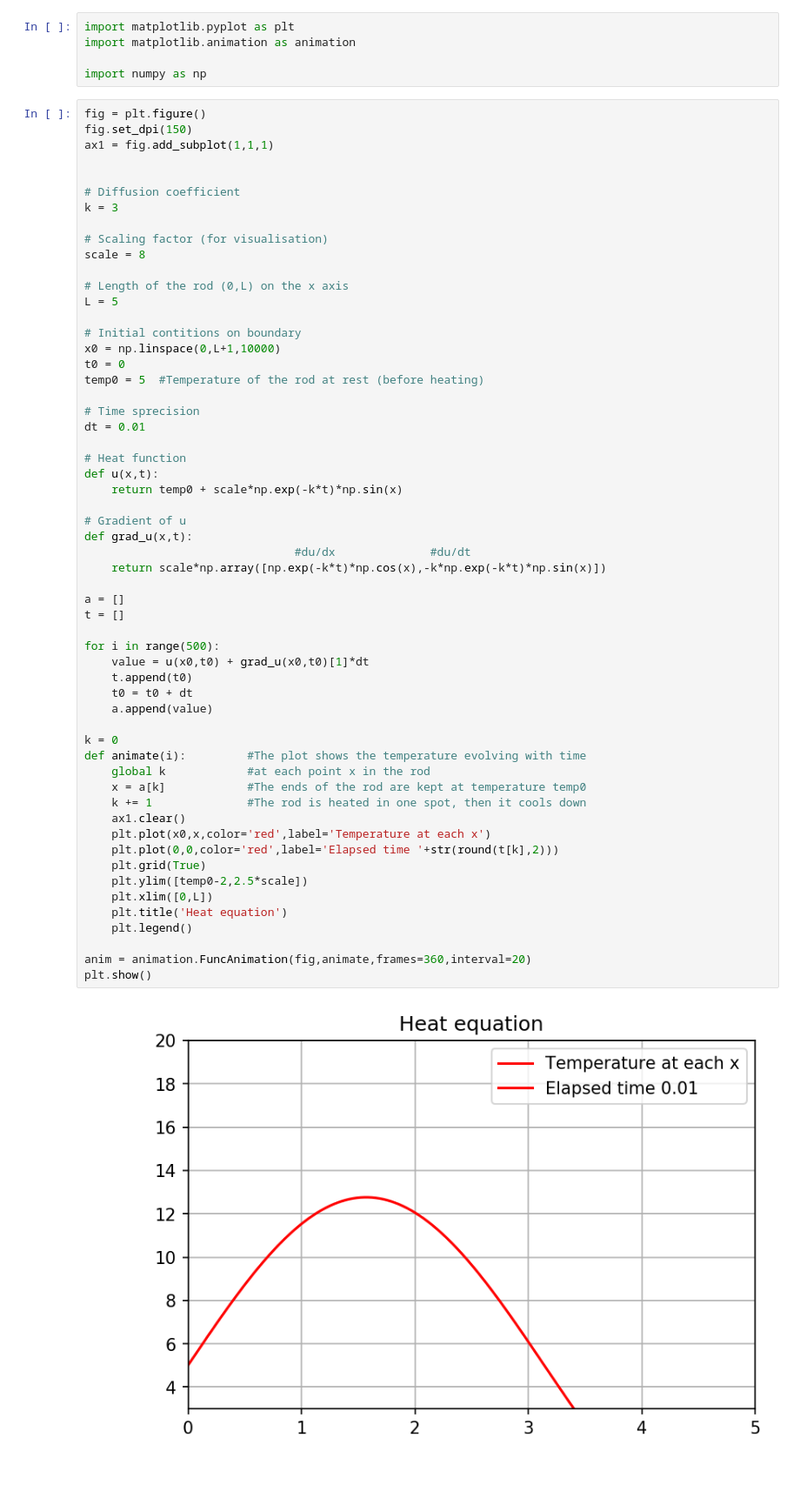
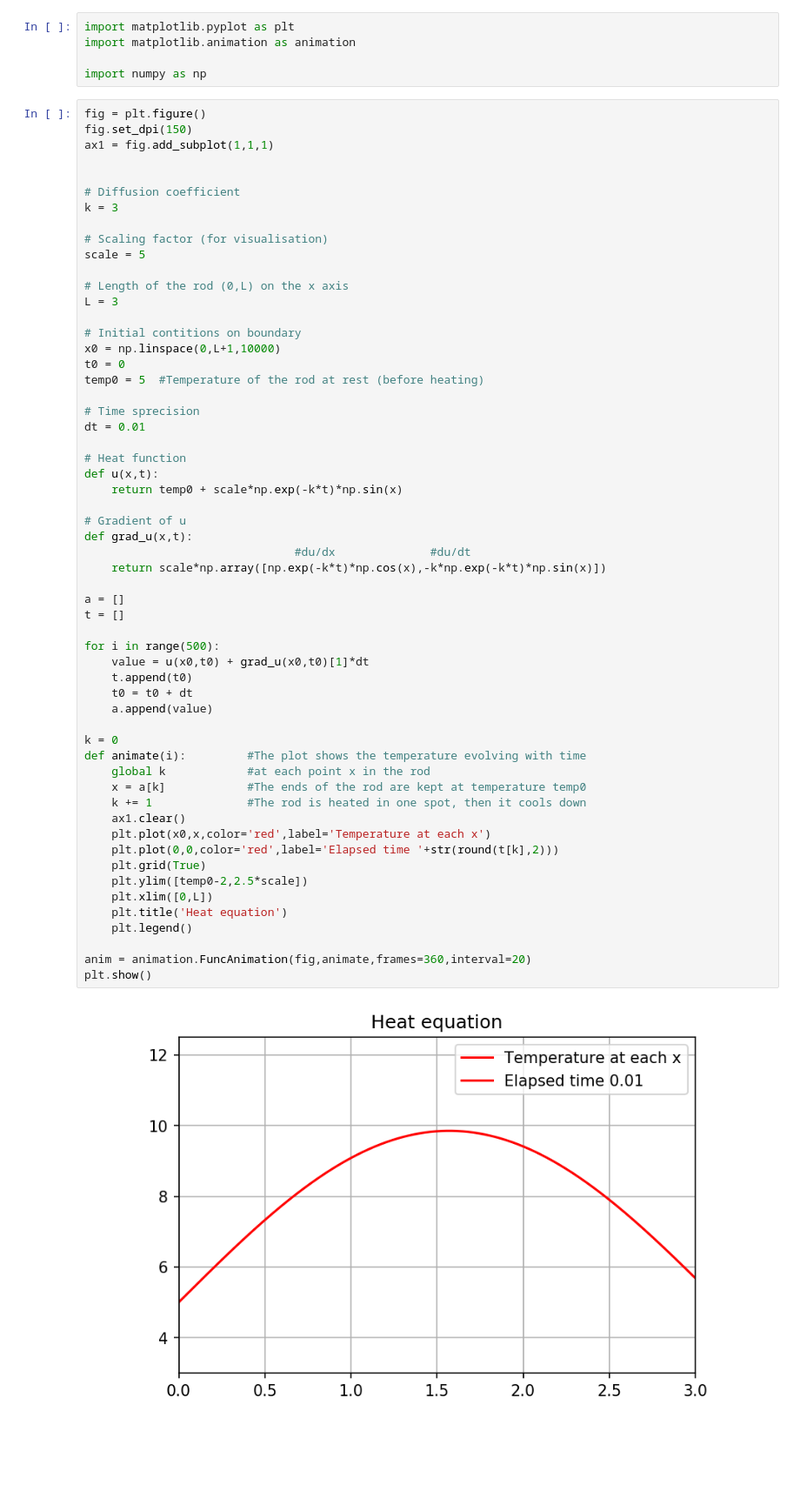
Before and after one commit to A-EL-YAAGOUBI/Differential-equations, a Jupyter notebook: 1D Heat Equation.ipynb, the cells around one changed output. Shown: that part at 87% size. Drawn from its saved outputs; the diff is of its cells as text.

```diff
--- a/1D Heat Equation.ipynb
+++ b/1D Heat Equation.ipynb
@@ -15,10 +15,10 @@ ax1 = fig.add_subplot(1,1,1)
 k = 3
 
 # Scaling factor (for visualisation)
-scale = 8
+scale = 5
 
 # Length of the rod (0,L) on the x axis
-L = 5
+L = 3
 
 # Initial contitions on boundary
 x0 = np.linspace(0,L+1,10000)
@@ -36,31 +36,31 @@ def u(x,t):
 def grad_u(x,t):
                                #du/dx              #du/dt
     return scale*np.array([np.exp(-k*t)*np.cos(x),-k*np.exp(-k*t)*np.sin(x)])
 
 a = []
 t = []
 
 for i in range(500):
     value = u(x0,t0) + grad_u(x0,t0)[1]*dt
     t.append(t0)
     t0 = t0 + dt
     a.append(value)
 
 k = 0
 def animate(i):         #The plot shows the temperature evolving with time
     global k            #at each point x in the rod
     x = a[k]            #The ends of the rod are kept at temperature temp0
     k += 1              #The rod is heated in one spot, then it cools down
     ax1.clear()
     plt.plot(x0,x,color='red',label='Temperature at each x')
     plt.plot(0,0,color='red',label='Elapsed time '+str(round(t[k],2)))
     plt.grid(True)
     plt.ylim([temp0-2,2.5*scale])
     plt.xlim([0,L])
     plt.title('Heat equation')
     plt.legend()
 
 anim = animation.FuncAnimation(fig,animate,frames=360,interval=20)
 plt.show()
 # %% [output]
-[figure, old version]
+[figure, new version]
```
